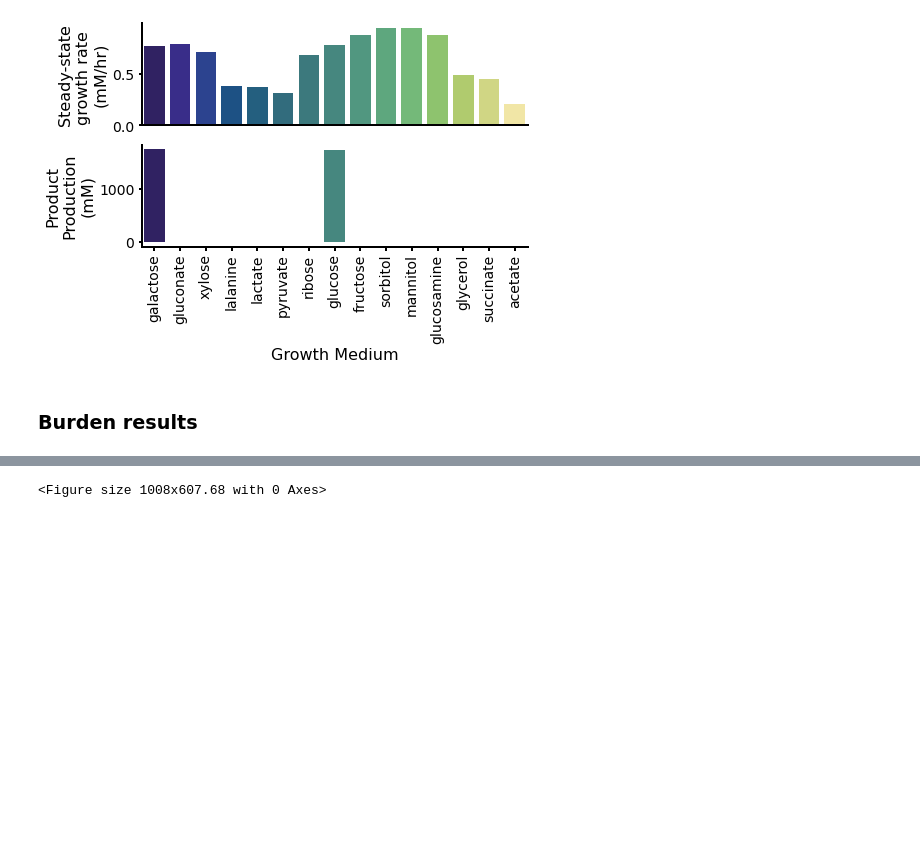
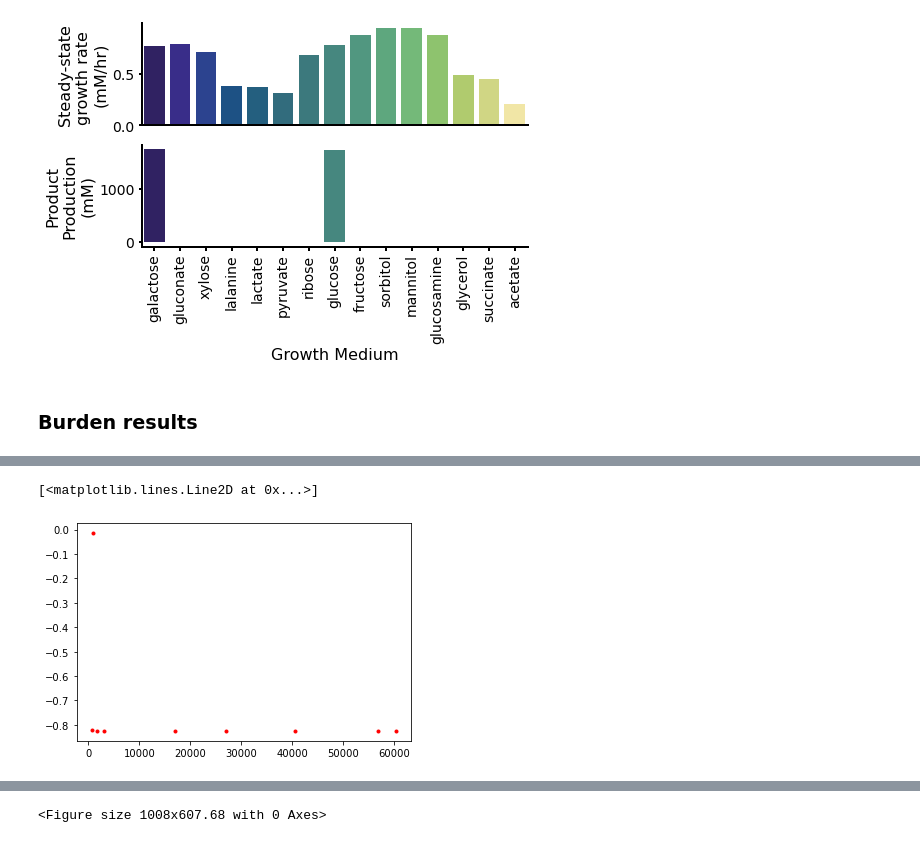
Before and after one commit to cjmerzbacher/joint-simulator, a Jupyter notebook: glucaric_acid/ga_viz.ipynb, the cells around one changed output, grey strips where cells are left out. Saved outputs shown, nothing was run; the diff lists cells and outputs as text; code cells hidden in the pictures; blank space fills up the shorter version.

```diff
--- a/glucaric_acid/ga_viz.ipynb
+++ b/glucaric_acid/ga_viz.ipynb
@@ -217,0 +145,21 @@ UR
+# %%
+sum_da = pd.read_csv('exp_data/combined_data/da/sum_data_da_burden.csv')
+sum_ur = pd.read_csv('exp_data/combined_data/ur/sum_data_ur_burden.csv')
+sum_nc = pd.read_csv('exp_data/combined_data/nc/sum_data_nc_burden.csv')
+sum_dc = pd.read_csv('exp_data/combined_data/dc/sum_data_dc_burden.csv')
+
+print('DA: ', len(sum_da))
+print('UR: ', len(sum_ur))
+print('NC: ', len(sum_nc))
+print('DC: ', len(sum_dc))
+
+sum_ur['percent_burden'] = [-(1-(0.88-sum_ur.delta_burden[i])/0.88) for i in range(len(sum_ur))]
+sum_dc['percent_burden'] = [-(1-(0.88-sum_dc.delta_burden[i])/0.88) for i in range(len(sum_dc))]
+sum_nc['percent_burden'] = [-(1-(0.88-sum_nc.delta_burden[i])/0.88) for i in range(len(sum_nc))]
+sum_da['percent_burden'] = [-(1-(0.88-sum_da.delta_burden[i])/0.88) for i in range(len(sum_da))]
+sum_ur['architecture']= 'Upstream Repression'
+sum_dc['architecture']= 'Dual Control'
+sum_nc['architecture']= 'Open Loop'
+sum_da['architecture']= 'Downstream Activation'
+
+sum_total = pd.concat([sum_ur, sum_dc, sum_nc, sum_da]).reset_index(drop=True)
@@ -252,0 +205,17 @@ g.plot_marginals(sns.rugplot, height=1, color="r", alpha=.6)
+# %%
+#Optimality curves
+points = np.array(sum_da[['ga_tot', 'percent_burden']])
+hull = ConvexHull(points)
+optimality = points[hull.vertices]
+plt.plot(optimality[:, 0], optimality[:, 1], 'r.')
+
+# points = np.array([list(sum_da.ga_tot), list(sum_da.percent_burden)]).reshape((475, 2))
+# hull = ConvexHull(points)
+# plt.plot(points[hull.vertices,0], points[hull.vertices,1], lw=2)
+
+# points = np.array([list(sum_nc.ga_tot), list(sum_nc.percent_burden)]).reshape((4-7, 2))
+# hull = ConvexHull(points)
+# plt.plot(points[hull.vertices,0], points[hull.vertices,1], lw=2)
+# %% [output]
+[<matplotlib.lines.Line2D at 0x...>]
+[figure, added]
```
Also changed, not shown: parts of 13 cells of this notebook, 2 other files.
